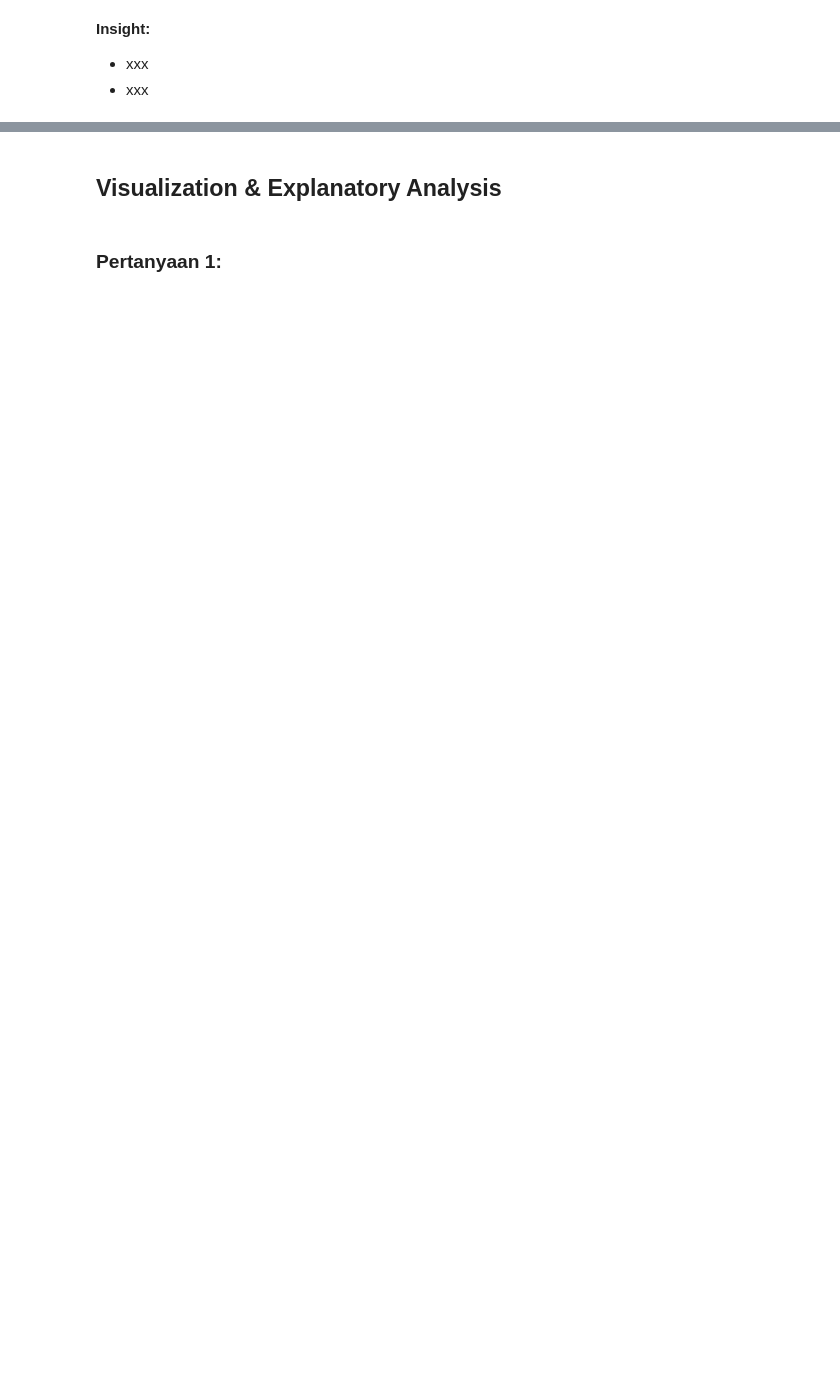
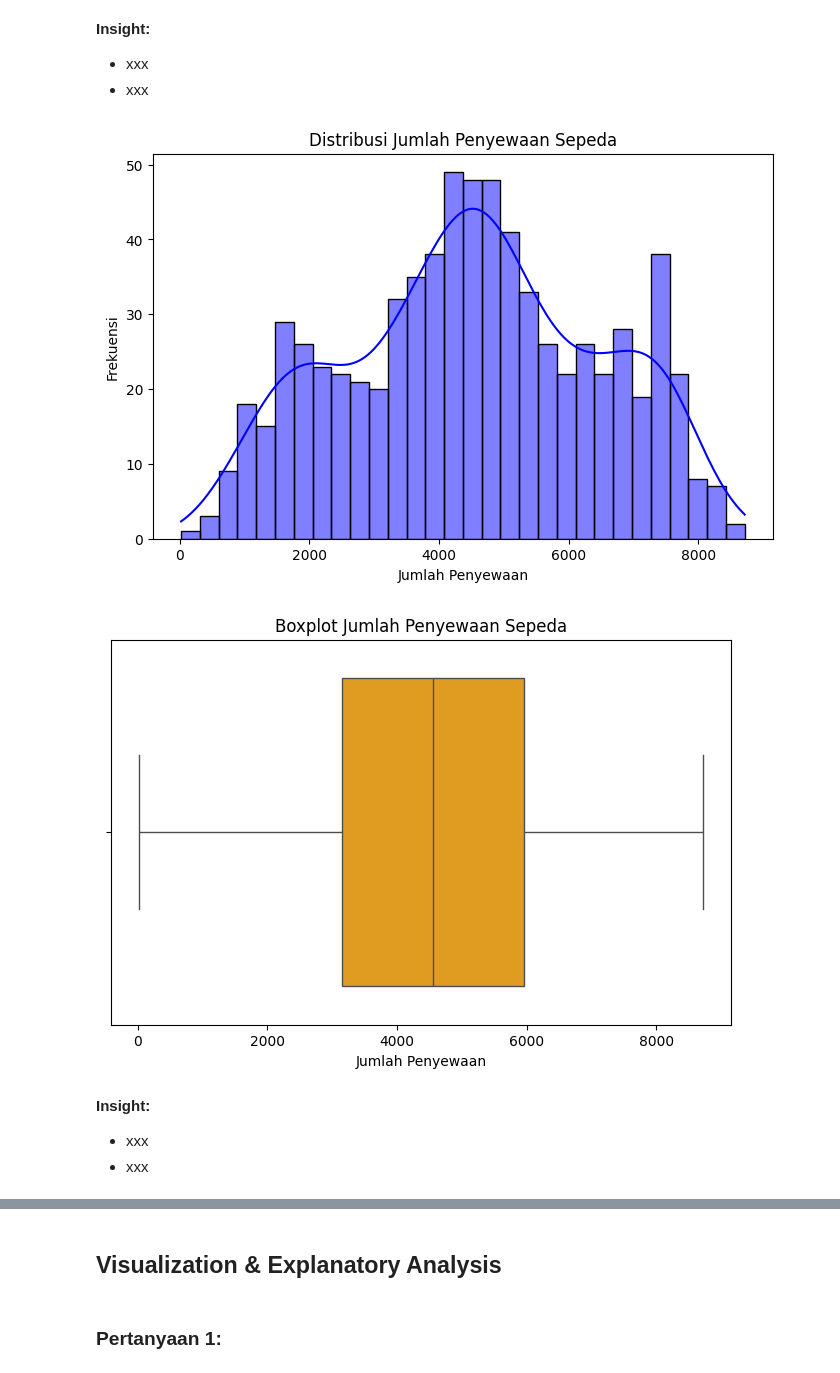
Before and after one commit to AlwanFauzi/analisis_penyewaan_sepeda_dashboard, a Jupyter notebook: Proyek_Analisis_Data.ipynb, the cells around one changed output, grey strips where cells are left out. Drawn from its saved outputs; the diff is of its cells as text; code cells hidden in the pictures; blank space fills up the shorter version.

```diff
--- a/Proyek_Analisis_Data.ipynb
+++ b/Proyek_Analisis_Data.ipynb
@@ -232,3 +232,6 @@ dtype: int64
 - melihat variasi value
 # %% [markdown]
 ### Cleaning Data
+# %%
+# Konversi kolom 'dteday' ke format datetime
+day_df['dteday'] = pd.to_datetime(day_df['dteday'])
@@ -235,3 +242,6 @@ dtype: int64
+# %%
+# Konversi nilai kolom `yr` menjadi tahun yang lebih mudah dibaca
+day_df["yr"] = day_df["yr"].map({0: 2011, 1: 2012})
 # %% [markdown]
 **Insight:**
 - xxx
@@ -244,3 +288,25 @@ dtype: int64
 **Insight:**
 - xxx
 - xxx
+# %%
+# 📊 **Histogram Distribusi Penyewaan Sepeda**
+plt.figure(figsize=(8,5))
+sns.histplot(day_df["cnt"], bins=30, kde=True, color="blue")
+plt.title("Distribusi Jumlah Penyewaan Sepeda")
+plt.xlabel("Jumlah Penyewaan")
+plt.ylabel("Frekuensi")
+plt.show()
+
+# 📦 **Boxplot Penyewaan Sepeda untuk Mendeteksi Outlier**
+plt.figure(figsize=(8,5))
+sns.boxplot(x=day_df["cnt"], color="orange")
+plt.title("Boxplot Jumlah Penyewaan Sepeda")
+plt.xlabel("Jumlah Penyewaan")
+plt.show()
+# %% [output]
+[figure, added]
+[figure, added]
+# %% [markdown]
+**Insight:**
+- xxx
+- xxx
```
Also changed, not shown: parts of 17 cells of this notebook, 5 other files.
